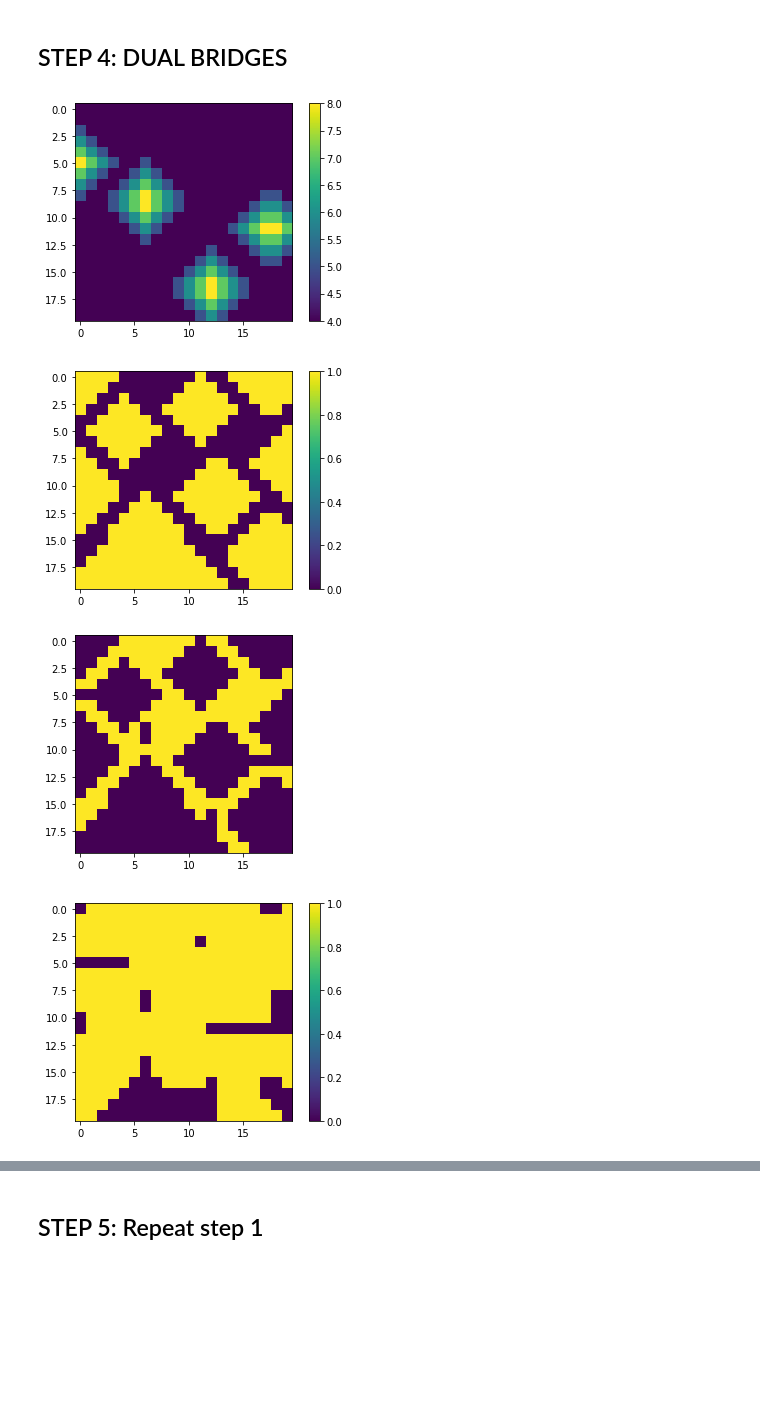
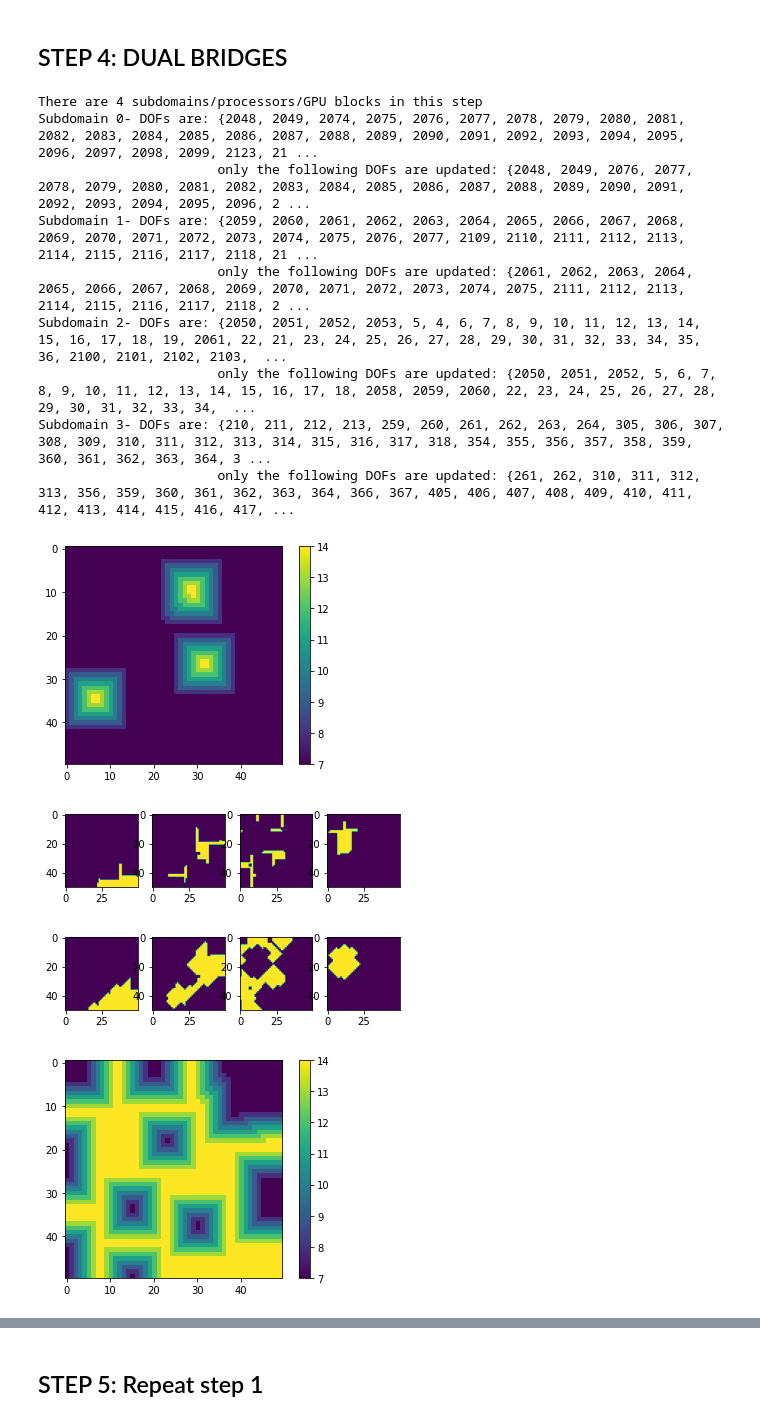
Before and after one commit to moislam1221/parallel-stencil-unstructured, a Jupyter notebook: Swept with advance clean.ipynb, the cells around one changed output, grey strips where cells are left out. Saved outputs shown, nothing was run; the diff lists cells and outputs as text; code cells hidden in the pictures; blank space fills up the shorter version.

```diff
--- a/Swept with advance clean.ipynb
+++ b/Swept with advance clean.ipynb
@@ -941,10 +981,10 @@ def lowerPyramidal(neighbors, groundLevel):
 ## INITIALIZE
 # %%
 # Initialization
-N = 12
+N = 10
 nSubdomains = 4
 periodicFlag = False
-diagonalLinksFlag = False
+diagonalLinksFlag = True
 neighbors = create2Dneighbors(N, periodic=periodicFlag, diagonalLinks=diagonalLinksFlag)
 PARALLEL_FLAG = True
 # %% [markdown]
@@ -1185,13 +1152,0 @@ defaultdict(<class 'list'>, {0: 4, 1: 4, 2: 4, 3: 4, 4: 4, 5: 3, 6: 3, 7: 4, 8:
-# %%
-def groundLevelCombine(groundLevelInput, groundLevelAllSubdomains, territorySet = []):
-    groundLevel = groundLevelInput.copy()
-    for i in range(len(groundLevelAllSubdomains)):
-        print(groundLevelAllSubdomains[i])
-        for dof in groundLevelAllSubdomains[i]:
-            if len(territorySet) == 0:
-                groundLevel[dof] = groundLevelAllSubdomains[i][dof]
-            elif dof in territorySet[i]:
-                print(dof)
-                print(groundLevelAllSubdomains[i][dof])
-                groundLevel[dof] = groundLevelAllSubdomains[i][dof]
-    return groundLevel
@@ -1229,4 +1172,11 @@ else:
 
 # Plot Ground Level
 plotGroundLevel(groundLevel, N)
+
+# Print out information pertaining to the bridge step
+numSubdomainsLowerPyramidal = len(territorySetLowerPyramidal)
+print("There are " + str(numSubdomainsLowerPyramidal) + " subdomains/processors/GPU blocks in this step")
+for i in range(numSubdomainsLowerPyramidal):
+    print("Subdomain " + str(i) + "- DOFs are: " + str(territorySetLowerPyramidalExpanded[i]))
+    print("                       only the following DOFs are updated: " + str(territorySetLowerPyramidal[i]))
 # %% [output]
@@ -1262,7 +1198,7 @@ filament = obtainFilamentBridgeRegion(seeds, groundLevel)
 filament = filamentRemoveSeeds(filament, dualSeeds)
 
 # Use METIS to cut the filament region into different pieces
-nparts = 1
+nparts = 4
 filamentConnectivity = filamentConnectivityConstructor(filament, neighbors, groundLevel)
 map, reverseMap = filamentMappingforMETIS(filament)
 filamentMapped, filamentConnectivityMapped = constructMappedFilamentAndConnectivity(filament, filamentConnectivity, map)
@@ -1270,35 +1206,52 @@ xadj1, adjncy1, eweights1 = constructMETISDataStructures(filamentMapped, filamen
 n_cuts, membership = pymetis.part_graph(nparts, xadj=xadj1, adjncy=adjncy1, eweights=eweights1)
 bridges = membershipToBridges(nparts, membership, reverseMap)
 
 # Advance using the bridge
 plotBridges(bridges, N)
 #iIter, territories, stopper, fronts = advance(bridges, max(groundLevel)+1, groundLevel)
 #groundLevel = frontsToGroundLevel(fronts)
 #plotGroundLevel(groundLevel, N)
 
 # Parallel Advance (simulate being on the GPU and partitioning data between shared memory)
 dualBridgeSeeds = bridges
 iIter = int(max(groundLevel)) - int(min(groundLevel))
-_, territories, stopper, fronts = advance(dualBridgeSeeds, int(max(groundLevel)), groundLevel)
+# _, territories, stopper, fronts = advance(dualBridgeSeeds, int(max(groundLevel)), groundLevel)
+_, territories, _ = advanceKeepGoing(dualBridgeSeeds, int(max(groundLevel)), groundLevel)
 territorySetDualBridge = territorySetCreator(territories)
 plotTerritoriesSet(territorySetDualBridge, N)
 # from above territorySetUpdateBridge
 territorySetDualBridgeExpanded = expandTerritorySet(territorySetDualBridge, neighbors)
 
 # Advance
 if PARALLEL_FLAG == True:
     # Parallel Advance (simulate being on the GPU and partitioning data between shared memory)
     groundLevelAllSubdomains = groundLevelPartition(groundLevel, territorySetDualBridgeExpanded, dualBridgeSeeds, neighbors)
     groundLevelAllSubdomains = parallelAdvance(groundLevelAllSubdomains, groundLevel, territorySetDualBridgeExpanded, dualBridgeSeeds, iIter, neighbors)
     groundLevel = groundLevelCombine(groundLevel, groundLevelAllSubdomains, territorySetDualBridge)
 else:
     iIter, territories, stopper, fronts = advance([filament], max(groundLevel)+1, groundLevel)
     groundLevel = frontsToGroundLevel(fronts)
 
 # Plot Ground Level
 plotGroundLevel(groundLevel, N)
+
+# Print out information pertaining to the bridge step
+numSubdomainsDualBridge = len(territorySetDualBridge)
+print("There are " + str(numSubdomainsDualBridge) + " subdomains/processors/GPU blocks in this step")
+for i in range(numSubdomainsDualBridge):
+    print("Subdomain " + str(i) + "- DOFs are: " + str(territorySetDualBridgeExpanded[i]))
+    print("                       only the following DOFs are updated: " + str(territorySetDualBridge[i]))
 # %% [output]
+There are 4 subdomains/processors/GPU blocks in this step
+Subdomain 0- DOFs are: {2048, 2049, 2074, 2075, 2076, 2077, 2078, 2079, 2080, 2081, 2082, 2083, 2084, 2085, 2086, 2087, 2088, 2089, 2090, 2091, 2092, 2093, 2094, 2095, 2096, 2097, 2098, 2099, 2123, 21 ...
+                       only the following DOFs are updated: {2048, 2049, 2076, 2077, 2078, 2079, 2080, 2081, 2082, 2083, 2084, 2085, 2086, 2087, 2088, 2089, 2090, 2091, 2092, 2093, 2094, 2095, 2096, 2 ...
+Subdomain 1- DOFs are: {2059, 2060, 2061, 2062, 2063, 2064, 2065, 2066, 2067, 2068, 2069, 2070, 2071, 2072, 2073, 2074, 2075, 2076, 2077, 2109, 2110, 2111, 2112, 2113, 2114, 2115, 2116, 2117, 2118, 21 ...
+                       only the following DOFs are updated: {2061, 2062, 2063, 2064, 2065, 2066, 2067, 2068, 2069, 2070, 2071, 2072, 2073, 2074, 2075, 2111, 2112, 2113, 2114, 2115, 2116, 2117, 2118, 2 ...
+Subdomain 2- DOFs are: {2050, 2051, 2052, 2053, 5, 4, 6, 7, 8, 9, 10, 11, 12, 13, 14, 15, 16, 17, 18, 19, 2061, 22, 21, 23, 24, 25, 26, 27, 28, 29, 30, 31, 32, 33, 34, 35, 36, 2100, 2101, 2102, 2103,  ...
+                       only the following DOFs are updated: {2050, 2051, 2052, 5, 6, 7, 8, 9, 10, 11, 12, 13, 14, 15, 16, 17, 18, 2058, 2059, 2060, 22, 23, 24, 25, 26, 27, 28, 29, 30, 31, 32, 33, 34,  ...
+Subdomain 3- DOFs are: {210, 211, 212, 213, 259, 260, 261, 262, 263, 264, 305, 306, 307, 308, 309, 310, 311, 312, 313, 314, 315, 316, 317, 318, 354, 355, 356, 357, 358, 359, 360, 361, 362, 363, 364, 3 ...
+                       only the following DOFs are updated: {261, 262, 310, 311, 312, 313, 356, 359, 360, 361, 362, 363, 364, 366, 367, 405, 406, 407, 408, 409, 410, 411, 412, 413, 414, 415, 416, 417, ...
-[figure, old version]
+[figure, new version]
-[figure, old version]
+[figure, new version]
-[figure, old version]
+[figure, new version]
-[figure, old version]
+[figure, new version]
```
Also changed, not shown: parts of 20 cells of this notebook.
